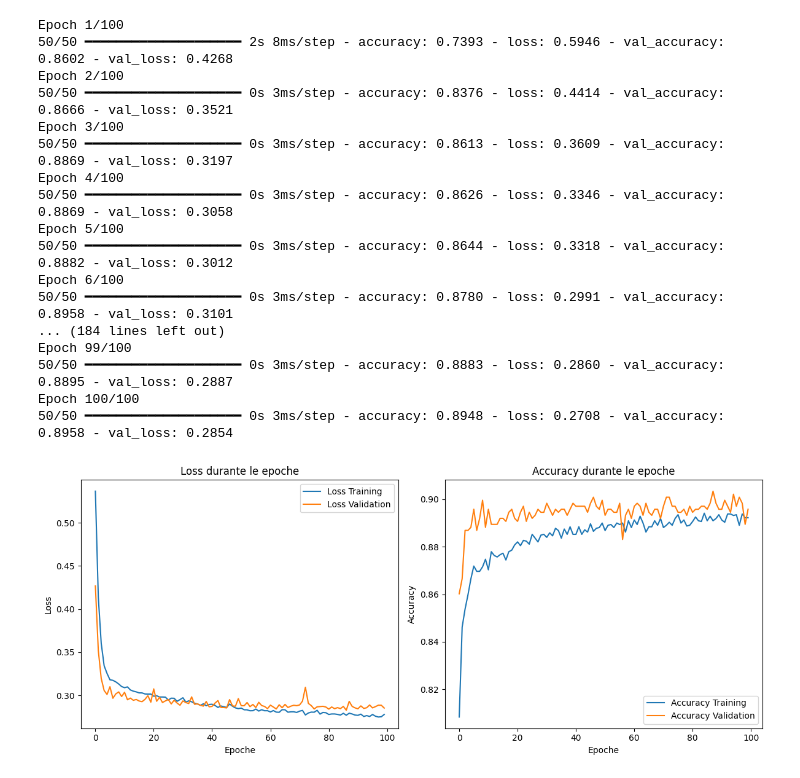
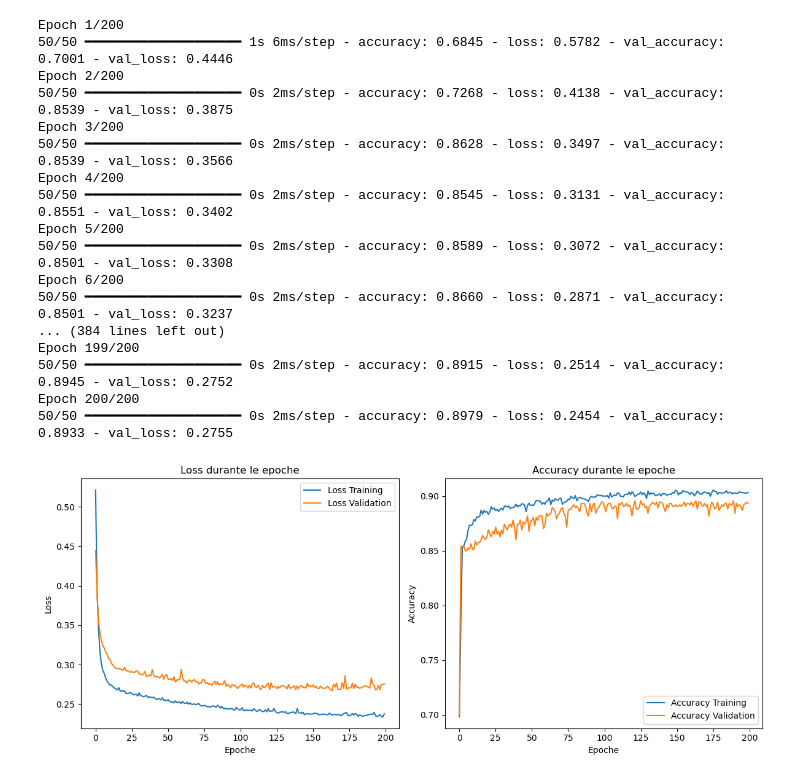
Before and after one commit to Vigly1612/2023-25.ML.UFS14, a Jupyter notebook: Models/MovModel.ipynb, the cells around one changed output. Cells and saved outputs as stored; diff of their text form; code cells hidden in the pictures.

```diff
--- a/Models/MovModel.ipynb
+++ b/Models/MovModel.ipynb
@@ -37,48 +37,48 @@ model = Sequential([
 # Compilazione del modello
 model.compile(optimizer='adam', loss='categorical_crossentropy', metrics=['accuracy'])
 # %%
-history = model.fit(X_train, y_train_cat, epochs=100, batch_size=64, validation_split=0.2)
+history = model.fit(X_train, y_train_cat, epochs=200, batch_size=64, validation_split=0.2)
 
 # Grafico della loss durante le epoche
 plt.figure(figsize=(12, 5))
 plt.subplot(1, 2, 1)
 plt.plot(history.history['loss'], label='Loss Training')
 plt.plot(history.history['val_loss'], label='Loss Validation')
 plt.title('Loss durante le epoche')
 plt.xlabel('Epoche')
 plt.ylabel('Loss')
 plt.legend()
 
 # Grafico dell'accuracy durante le epoche
 plt.subplot(1, 2, 2)
 plt.plot(history.history['accuracy'], label='Accuracy Training')
 plt.plot(history.history['val_accuracy'], label='Accuracy Validation')
 plt.title('Accuracy durante le epoche')
 plt.xlabel('Epoche')
 plt.ylabel('Accuracy')
 plt.legend()
 
 plt.tight_layout()
 plt.show()
 # %% [output]
-Epoch 1/100
-50/50 ━━━━━━━━━━━━━━━━━━━━ 2s 8ms/step - accuracy: 0.7393 - loss: 0.5946 - val_accuracy: 0.8602 - val_loss: 0.4268
-Epoch 2/100
-50/50 ━━━━━━━━━━━━━━━━━━━━ 0s 3ms/step - accuracy: 0.8376 - loss: 0.4414 - val_accuracy: 0.8666 - val_loss: 0.3521
-Epoch 3/100
-50/50 ━━━━━━━━━━━━━━━━━━━━ 0s 3ms/step - accuracy: 0.8613 - loss: 0.3609 - val_accuracy: 0.8869 - val_loss: 0.3197
-Epoch 4/100
-50/50 ━━━━━━━━━━━━━━━━━━━━ 0s 3ms/step - accuracy: 0.8626 - loss: 0.3346 - val_accuracy: 0.8869 - val_loss: 0.3058
-Epoch 5/100
-50/50 ━━━━━━━━━━━━━━━━━━━━ 0s 3ms/step - accuracy: 0.8644 - loss: 0.3318 - val_accuracy: 0.8882 - val_loss: 0.3012
-Epoch 6/100
-50/50 ━━━━━━━━━━━━━━━━━━━━ 0s 3ms/step - accuracy: 0.8780 - loss: 0.2991 - val_accuracy: 0.8958 - val_loss: 0.3101
-... (184 lines left out)
-Epoch 99/100
-50/50 ━━━━━━━━━━━━━━━━━━━━ 0s 3ms/step - accuracy: 0.8883 - loss: 0.2860 - val_accuracy: 0.8895 - val_loss: 0.2887
-Epoch 100/100
-50/50 ━━━━━━━━━━━━━━━━━━━━ 0s 3ms/step - accuracy: 0.8948 - loss: 0.2708 - val_accuracy: 0.8958 - val_loss: 0.2854
+Epoch 1/200
+50/50 ━━━━━━━━━━━━━━━━━━━━ 1s 6ms/step - accuracy: 0.6845 - loss: 0.5782 - val_accuracy: 0.7001 - val_loss: 0.4446
+Epoch 2/200
+50/50 ━━━━━━━━━━━━━━━━━━━━ 0s 2ms/step - accuracy: 0.7268 - loss: 0.4138 - val_accuracy: 0.8539 - val_loss: 0.3875
+Epoch 3/200
+50/50 ━━━━━━━━━━━━━━━━━━━━ 0s 2ms/step - accuracy: 0.8628 - loss: 0.3497 - val_accuracy: 0.8539 - val_loss: 0.3566
+Epoch 4/200
+50/50 ━━━━━━━━━━━━━━━━━━━━ 0s 2ms/step - accuracy: 0.8545 - loss: 0.3131 - val_accuracy: 0.8551 - val_loss: 0.3402
+Epoch 5/200
+50/50 ━━━━━━━━━━━━━━━━━━━━ 0s 2ms/step - accuracy: 0.8589 - loss: 0.3072 - val_accuracy: 0.8501 - val_loss: 0.3308
+Epoch 6/200
+50/50 ━━━━━━━━━━━━━━━━━━━━ 0s 2ms/step - accuracy: 0.8660 - loss: 0.2871 - val_accuracy: 0.8501 - val_loss: 0.3237
+... (384 lines left out)
+Epoch 199/200
+50/50 ━━━━━━━━━━━━━━━━━━━━ 0s 2ms/step - accuracy: 0.8915 - loss: 0.2514 - val_accuracy: 0.8945 - val_loss: 0.2752
+Epoch 200/200
+50/50 ━━━━━━━━━━━━━━━━━━━━ 0s 2ms/step - accuracy: 0.8979 - loss: 0.2454 - val_accuracy: 0.8933 - val_loss: 0.2755
-[figure, old version]
+[figure, new version]
 # %%
 # Valutazione del modello
 y_pred_cat = model.predict(X_test)
```
Also changed, not shown: parts of 5 cells of this notebook, 6 other files.
